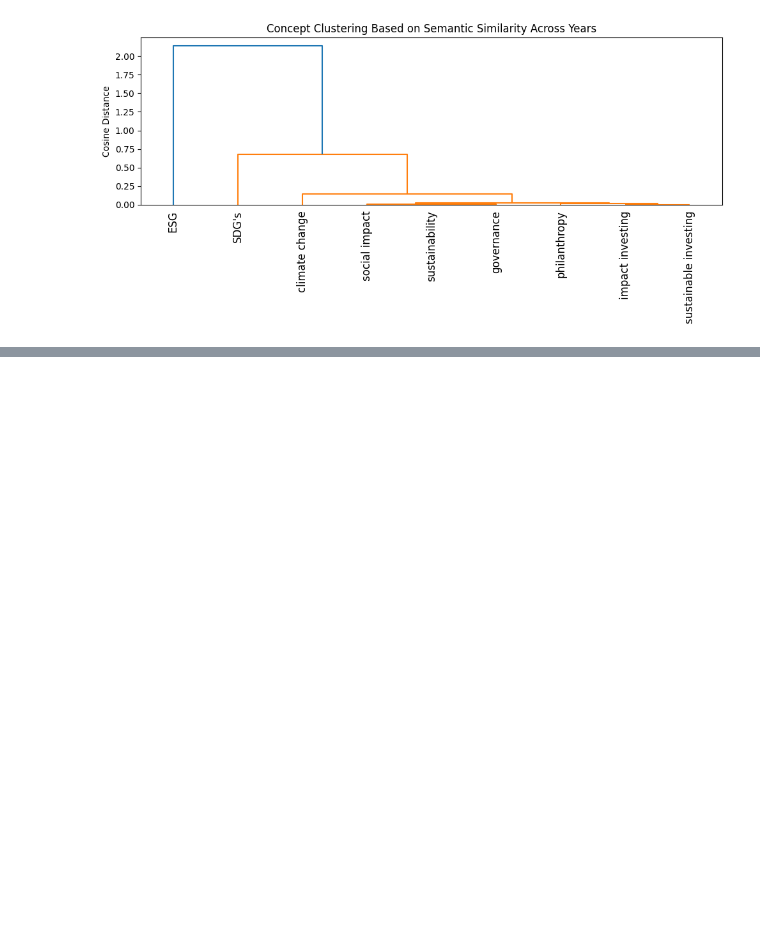
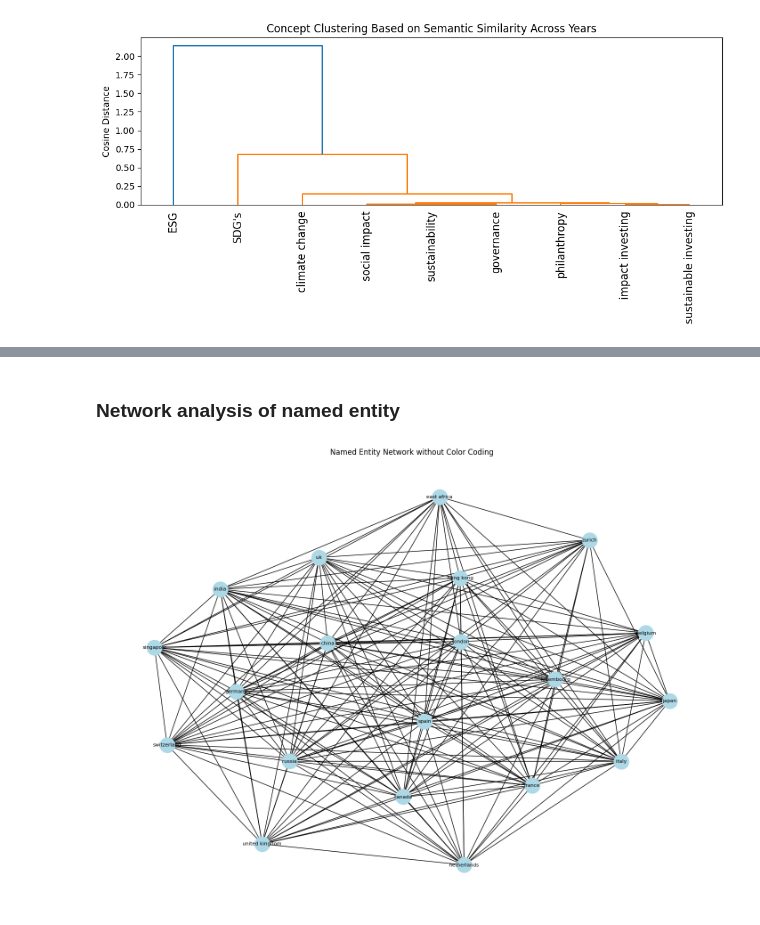
Before and after one commit to blaise-em/Impact-Investing-Capstone-Project, a Jupyter notebook: Notebook 3.ipynb, the cells around one changed output, grey strips where cells are left out. Saved outputs shown, nothing was run; the diff lists cells and outputs as text; code cells hidden in the pictures; blank space fills up the shorter version.

Commit message:
named entity recognition and network mapping

```diff
--- a/Notebook 3.ipynb
+++ b/Notebook 3.ipynb
@@ -539,0 +629,11 @@ plt.show()
+# %%
+all_text = ' '.join(documents)
+
+ENTITY_TYPE = "GPE"  # Change as needed
+
+entities = [ent.text for ent in doc.ents if ent.label_ == ENTITY_TYPE]
+
+top_entities = Counter(entities).most_common(10)
+print(f"\nTop {ENTITY_TYPE} entities in all documents:")
+for entity, count in top_entities:
+    print(f"  {entity}: {count}")
@@ -539,0 +652,36 @@ plt.show()
+# %% [markdown]
+### Network analysis of named entity
+# %%
+entity_docs = [
+    list(set([ent.text for ent in nlp(doc).ents if ent.label_ == "GPE"]))
+    for doc in documents
+]
+
+# Flatten list of entities and get the top 20 most common
+top_entities = [ent for ent, _ in Counter([ent for doc in entity_docs for ent in doc]).most_common(20)]
+
+# Filter entity_docs to include only top entities
+filtered_entity_docs = [
+    [ent for ent in doc if ent in top_entities]
+    for doc in entity_docs
+]
+# %%
+G = nx.Graph()
+
+# Add nodes and edges based on filtered entities
+for doc in filtered_entity_docs:
+    for entity in doc:
+        if not G.has_node(entity):
+            G.add_node(entity)
+        for other_entity in doc:
+            if entity != other_entity:
+                G.add_edge(entity, other_entity)
+# %%
+# Draw the graph with uniform color for all nodes
+plt.figure(figsize=(14, 10))
+pos = nx.spring_layout(G, seed=42, k=0.3)
+nx.draw(G, pos, with_labels=True, node_color='lightblue', node_size=600, font_size=8)
+plt.title("Named Entity Network without Color Coding")
+plt.show()
+# %% [output]
+[figure, added]
```
Also changed, not shown: parts of 7 cells of this notebook.
